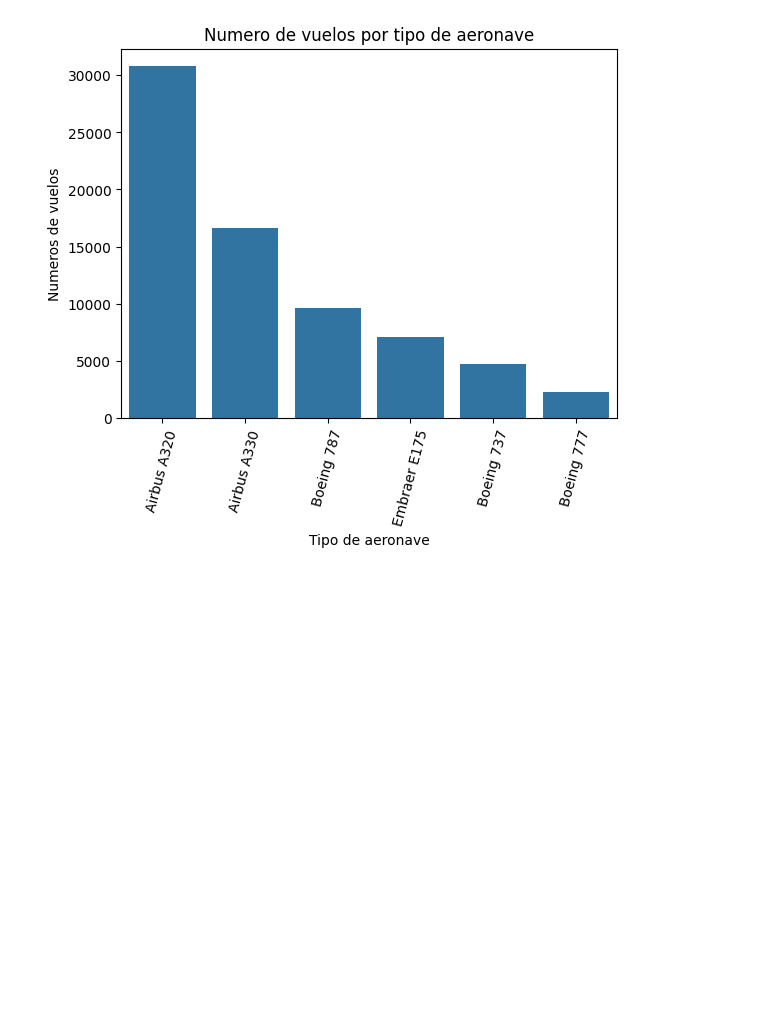
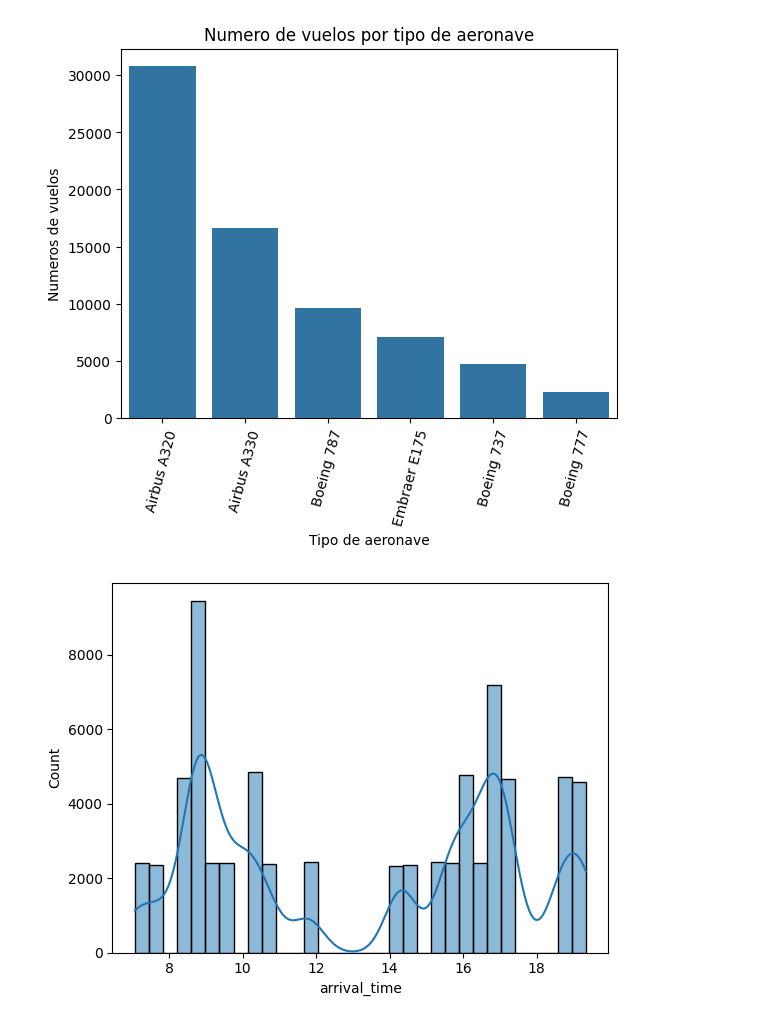
Before and after one commit to lukitasmois/ia-aumentada-prevision-de-atrasos-de-vuelos, a Jupyter notebook: notebook.ipynb, the cells around one changed output. Saved outputs shown, nothing was run; the diff lists cells and outputs as text; code cells hidden in the pictures; blank space fills up the shorter version.

Commit message:
01.07. Analizo la distribucion de los datos

```diff
--- a/notebook.ipynb
+++ b/notebook.ipynb
@@ -115,3 +117,8 @@ plt.ylabel('Numeros de vuelos')
 plt.show()
 # %% [output]
 [figure]
+# %%
+sns.histplot(data=datos, x='arrival_time', kde=True)
+plt.show()
+# %% [output]
+[figure, added]
```
Also changed, not shown: parts of 5 cells of this notebook.
